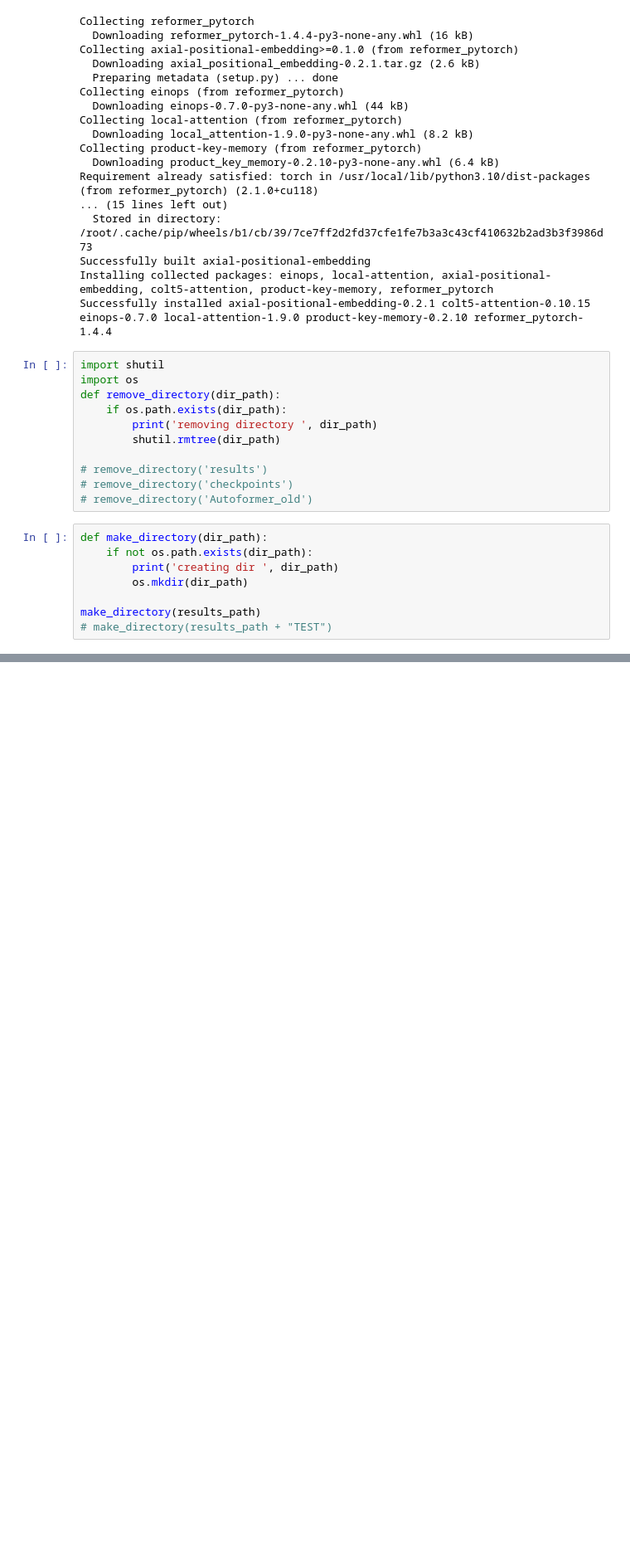
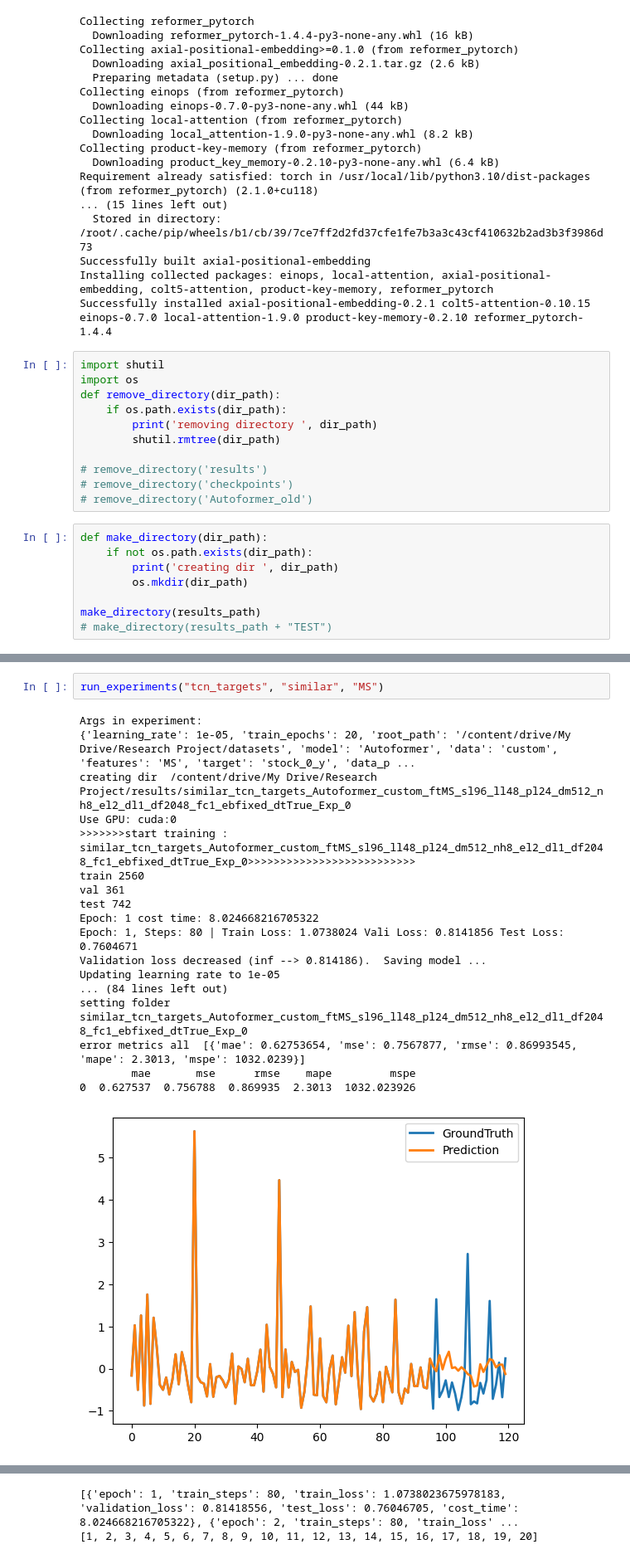
Before and after one commit to poo5zan/Autoformer, a Jupyter notebook: Autoformer_Research_project_Pujan.ipynb, the cells around one changed output, grey strips where cells are left out. Shown at 83% size. Drawn from its saved outputs; the diff is of its cells as text; blank space fills up the shorter version.

```diff
--- a/Autoformer_Research_project_Pujan.ipynb
+++ b/Autoformer_Research_project_Pujan.ipynb
@@ -401,0 +405,21 @@ error metrics all  [{'mae': 0.7740848, 'mse': 1.0108957, 'rmse': 1.0054331, 'map
+# %%
+run_experiments("tcn_targets", "similar", "MS")
+# %% [output]
+Args in experiment:
+{'learning_rate': 1e-05, 'train_epochs': 20, 'root_path': '/content/drive/My Drive/Research Project/datasets', 'model': 'Autoformer', 'data': 'custom', 'features': 'MS', 'target': 'stock_0_y', 'data_p ...
+creating dir  /content/drive/My Drive/Research Project/results/similar_tcn_targets_Autoformer_custom_ftMS_sl96_ll48_pl24_dm512_nh8_el2_dl1_df2048_fc1_ebfixed_dtTrue_Exp_0
+Use GPU: cuda:0
+>>>>>>>start training : similar_tcn_targets_Autoformer_custom_ftMS_sl96_ll48_pl24_dm512_nh8_el2_dl1_df2048_fc1_ebfixed_dtTrue_Exp_0>>>>>>>>>>>>>>>>>>>>>>>>>>
+train 2560
+val 361
+test 742
+Epoch: 1 cost time: 8.024668216705322
+Epoch: 1, Steps: 80 | Train Loss: 1.0738024 Vali Loss: 0.8141856 Test Loss: 0.7604671
+Validation loss decreased (inf --> 0.814186).  Saving model ...
+Updating learning rate to 1e-05
+... (84 lines left out)
+setting folder  similar_tcn_targets_Autoformer_custom_ftMS_sl96_ll48_pl24_dm512_nh8_el2_dl1_df2048_fc1_ebfixed_dtTrue_Exp_0
+error metrics all  [{'mae': 0.62753654, 'mse': 0.7567877, 'rmse': 0.86993545, 'mape': 2.3013, 'mspe': 1032.0239}]
+        mae       mse      rmse    mape         mspe
+0  0.627537  0.756788  0.869935  2.3013  1032.023926
+[figure, added]
@@ -401,0 +428,2 @@ error metrics all  [{'mae': 0.7740848, 'mse': 1.0108957, 'rmse': 1.0054331, 'map
+[{'epoch': 1, 'train_steps': 80, 'train_loss': 1.0738023675978183, 'validation_loss': 0.81418556, 'test_loss': 0.76046705, 'cost_time': 8.024668216705322}, {'epoch': 2, 'train_steps': 80, 'train_loss' ...
+[1, 2, 3, 4, 5, 6, 7, 8, 9, 10, 11, 12, 13, 14, 15, 16, 17, 18, 19, 20]
```
Also changed, not shown: parts of 7 cells of this notebook.
